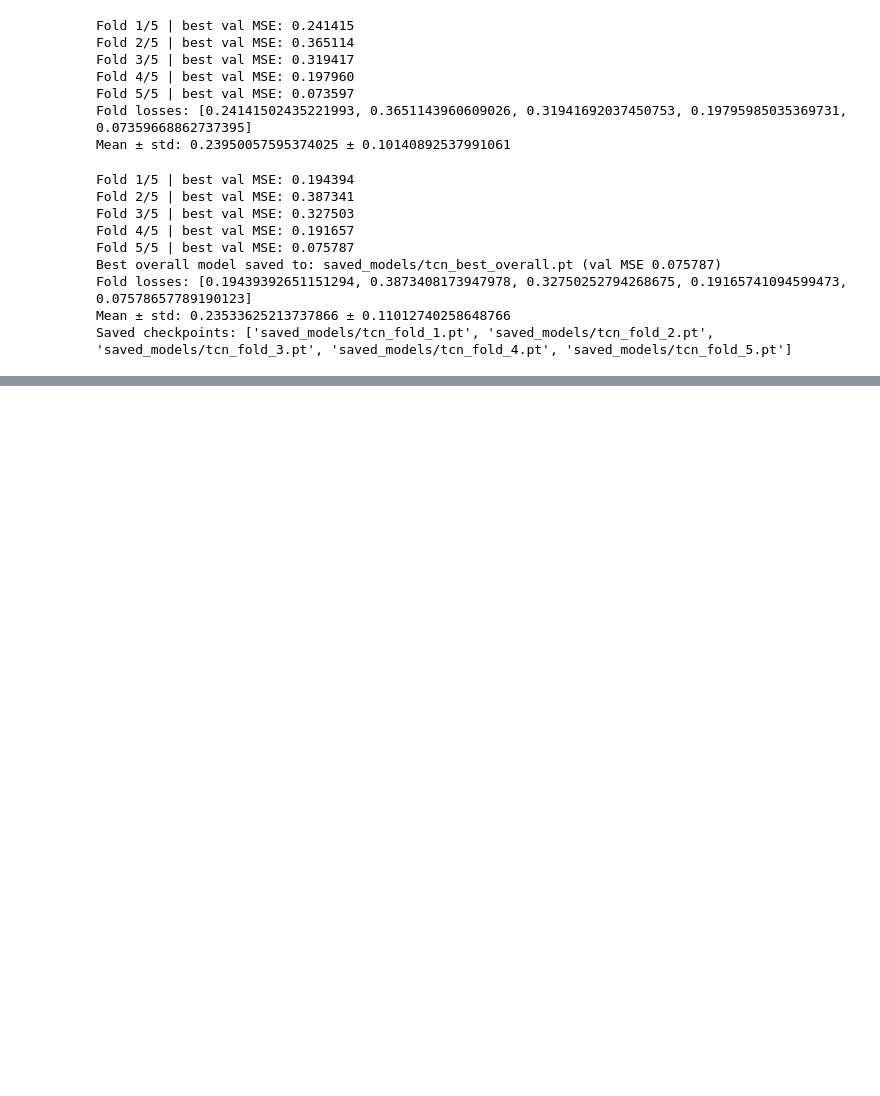
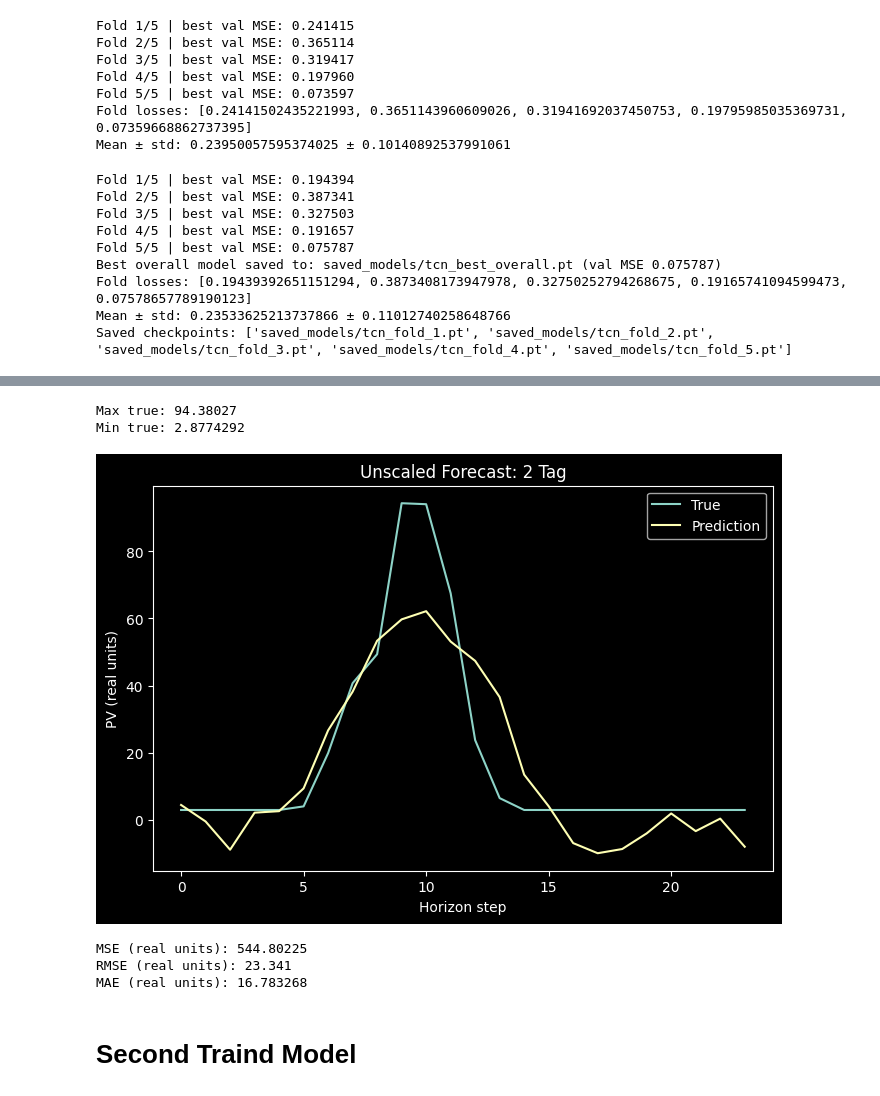
Before and after one commit to FabianDubach/EDAF-Group_6-PV_Forecasting, a Jupyter notebook: notebooks/notebook_fabian_Version_cyrill.ipynb, the cells around one changed output, grey strips where cells are left out. Cells and saved outputs as stored; diff of their text form; code cells hidden in the pictures; blank space fills up the shorter version.

```diff
--- a/notebooks/notebook_fabian_Version_cyrill.ipynb
+++ b/notebooks/notebook_fabian_Version_cyrill.ipynb
@@ -718,0 +811,16 @@ Saved checkpoints: ['saved_models/tcn_fold_1.pt', 'saved_models/tcn_fold_2.pt',
+# %%
+from sklearn.preprocessing import StandardScaler
+
+y_raw = df_pv["pv"].values   # <-- your real 0–400 values
+
+train_size = int(len(y_raw) * 0.8)
+
+y_train_raw = y_raw[:train_size]
+y_test_raw  = y_raw[train_size:]
+
+y_scaler = StandardScaler()
+y_scaler.fit(y_train_raw.reshape(-1,1))
+
+y_scaled_full = y_scaler.transform(y_raw.reshape(-1,1)).reshape(-1)
+
+y = y_scaled_full
@@ -718,0 +851,45 @@ Saved checkpoints: ['saved_models/tcn_fold_1.pt', 'saved_models/tcn_fold_2.pt',
+# %%
+y_pred_scaled, y_true_scaled = evaluate_model(model, test_loader, device)
+# %%
+y_true_real = y_scaler.inverse_transform(
+    y_true_scaled.reshape(-1,1)
+).reshape(y_true_scaled.shape)
+
+y_pred_real = y_scaler.inverse_transform(
+    y_pred_scaled.reshape(-1,1)
+).reshape(y_pred_scaled.shape)
+# %%
+print("Max true:", y_true_real.max())
+print("Min true:", y_true_real.min())
+# %% [output]
+Max true: 94.38027
+Min true: 2.8774292
+# %%
+import matplotlib.pyplot as plt
+
+i = 1  # sample index
+
+plt.figure(figsize=(8,5))
+plt.plot(y_true_real[i], label="True")
+plt.plot(y_pred_real[i], label="Prediction")
+plt.xlabel("Horizon step")
+plt.ylabel("PV (real units)")
+plt.title(f"Unscaled Forecast: {i+1} Tag",)
+plt.legend()
+plt.show()
+# %% [output]
+[figure, added]
+# %%
+mse_real = np.mean((y_pred_real - y_true_real)**2)
+rmse_real = np.sqrt(mse_real)
+mae_real = np.mean(np.abs(y_pred_real - y_true_real))
+
+print("MSE (real units):", mse_real)
+print("RMSE (real units):", rmse_real)
+print("MAE (real units):", mae_real)
+# %% [output]
+MSE (real units): 544.80225
+RMSE (real units): 23.341
+MAE (real units): 16.783268
+# %% [markdown]
+# Second Traind Model
```
Also changed, not shown: parts of 10 cells of this notebook, 16 other files.
